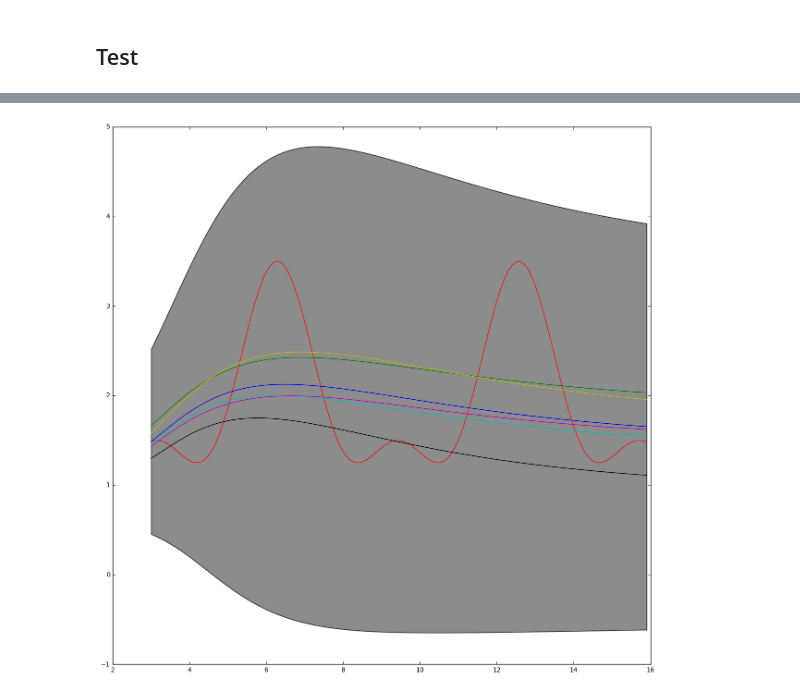
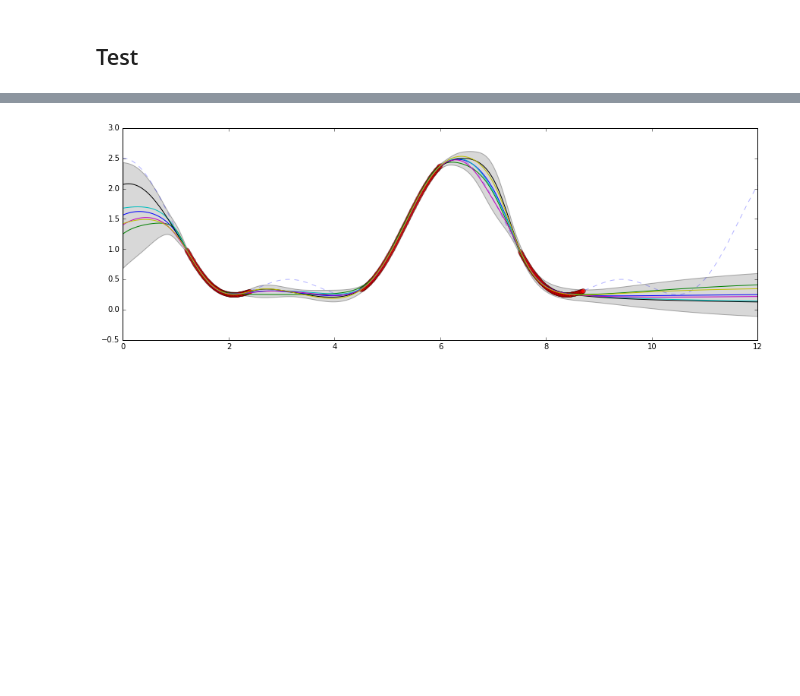
Before and after one commit to mjm522/aml, a Jupyter notebook: aml_dl/src/aml_dl/mdn/notebooks/ensemble_toy_example.ipynb, the cells around one changed output, grey strips where cells are left out. Saved outputs shown, nothing was run; the diff lists cells and outputs as text; code cells hidden in the pictures; blank space fills up the shorter version.

```diff
--- a/aml_dl/src/aml_dl/mdn/notebooks/ensemble_toy_example.ipynb
+++ b/aml_dl/src/aml_dl/mdn/notebooks/ensemble_toy_example.ipynb
@@ -82,4 +121,4 @@ def sawtoothxy(x,y):
 # %%
-num_data_points = 4000
+num_data_points = 2000 # 1000
 x_values = np.linspace(0, 12, num_data_points)
-y_values = fun_h(x_values, 0.1)
+y_values = func_y(x_values, 0.0)
@@ -94,0 +125,3 @@ plt.show()
+# %%
+x_train = np.vstack([x_values[200:400,None],x_values[750:1000,None],x_values[1250:1450,None]])
+y_train = np.vstack([y_values[200:400,None],y_values[750:1000,None],y_values[1250:1450,None]])
@@ -95,5 +156,5 @@ plt.show()
 # %%
-iterations = 1000
+iterations = 5000
 # %%
 loss = ensamble_mdn.train(x_train, y_train, sess, iterations)
 # %%
@@ -110,5 +171,5 @@ plt.show()
 # %% [markdown]
 ## Test
 # %%
-x_test = np.float32(np.arange(3,16,0.1))
-y_test = fun_h(x_test, 0.0)
+x_test = np.linspace(0, 12, num_data_points)
+y_test = func_y(x_test, 0.0)
@@ -176,25 +239,24 @@ stddev = 3.
 # %%
 mean_out, var_out = ensamble_mdn.forward(sess, np.expand_dims(x_test,axis=1))
 # %%
-fig2 = plt.figure(figsize=(15,15))
+stddev = 3.
+
+fig2 = plt.figure(figsize=(15,5))
 ax = fig2.add_subplot(111)
 
 ypl = [float(mu-stddev*np.sqrt(sig)) for mu,sig in zip(mean_out,var_out)]
 yph = [float(mu+stddev*np.sqrt(sig)) for mu,sig in zip(mean_out,var_out)]
 
-ax.plot(x_test, y_test, color='r')
+#ax.plot(x_test, y_test, 'ro', alpha=0.3)
+ax.plot(x_test, y_test,'b--',alpha=0.3)
+ax.plot(x_train, y_train,'ro',alpha=0.3)
 
-ax.fill_between(x_test.tolist(), ypl, yph, facecolor='grey', interpolate=True, alpha=0.9)
+ax.fill_between(x_test.tolist(), ypl, yph, facecolor='grey', interpolate=True, alpha=0.3)
 ax.plot(x_test, mean_out, color='b')
 
 colours = ['g','c','k','m','y']
-
 for k in range(network_params['n_ensembles']):
-    ax.plot(x_test, np.reshape(out_mus[k],(-1,)), color=colours[k])
-
-
-
-
+     ax.plot(x_test, np.reshape(out_mus[k],(-1,)), color=colours[k])
 plt.show()
 # %% [output]
-[figure, old version]
+[figure, new version]
```
Also changed, not shown: parts of 21 cells of this notebook, 2 other files.
